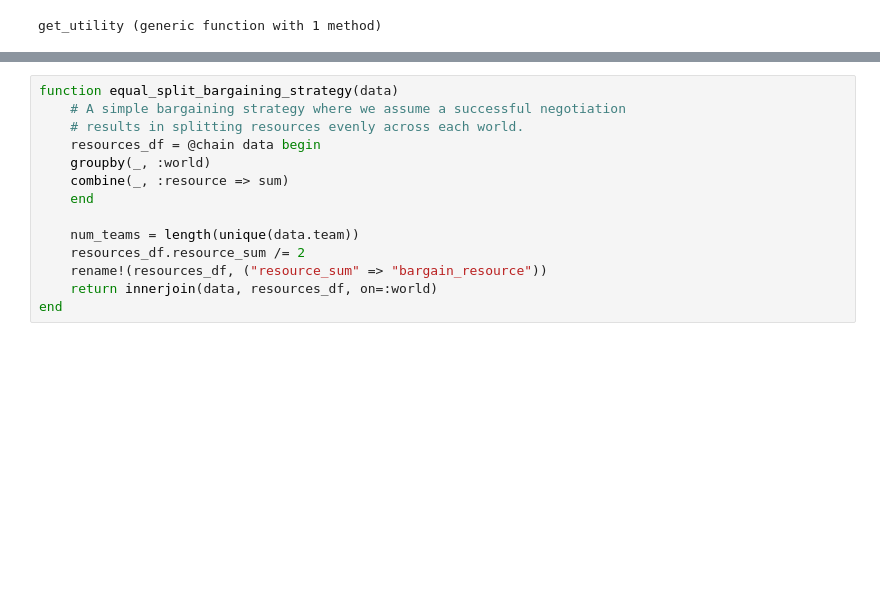
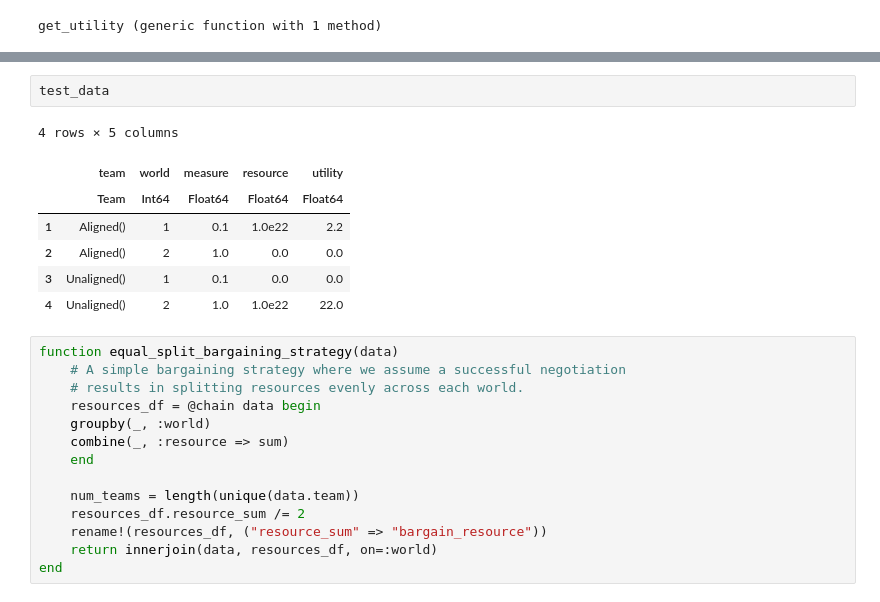
Before and after one commit to Satvik/bargaining, a Jupyter notebook: bargaining.ipynb, the cells around one changed output, grey strips where cells are left out. Saved outputs shown, nothing was run; the diff lists cells and outputs as text; blank space fills up the shorter version.

```diff
--- a/bargaining.ipynb
+++ b/bargaining.ipynb
@@ -68,3 +118,13 @@ get_utility (generic function with 1 method)
+# %%
+test_data
+# %% [output]
+4 rows × 5 columns
+|  | team | world | measure | resource | utility |
+|  | Team | Int64 | Float64 | Float64 | Float64 |
+| 1 | Aligned() | 1 | 0.1 | 1.0e22 | 2.2 |
+| 2 | Aligned() | 2 | 1.0 | 0.0 | 0.0 |
+| 3 | Unaligned() | 1 | 0.1 | 0.0 | 0.0 |
+| 4 | Unaligned() | 2 | 1.0 | 1.0e22 | 22.0 |
 # %%
 function equal_split_bargaining_strategy(data)
     # A simple bargaining strategy where we assume a successful negotiation
```
Also changed, not shown: parts of 29 cells of this notebook, 2 other files.
